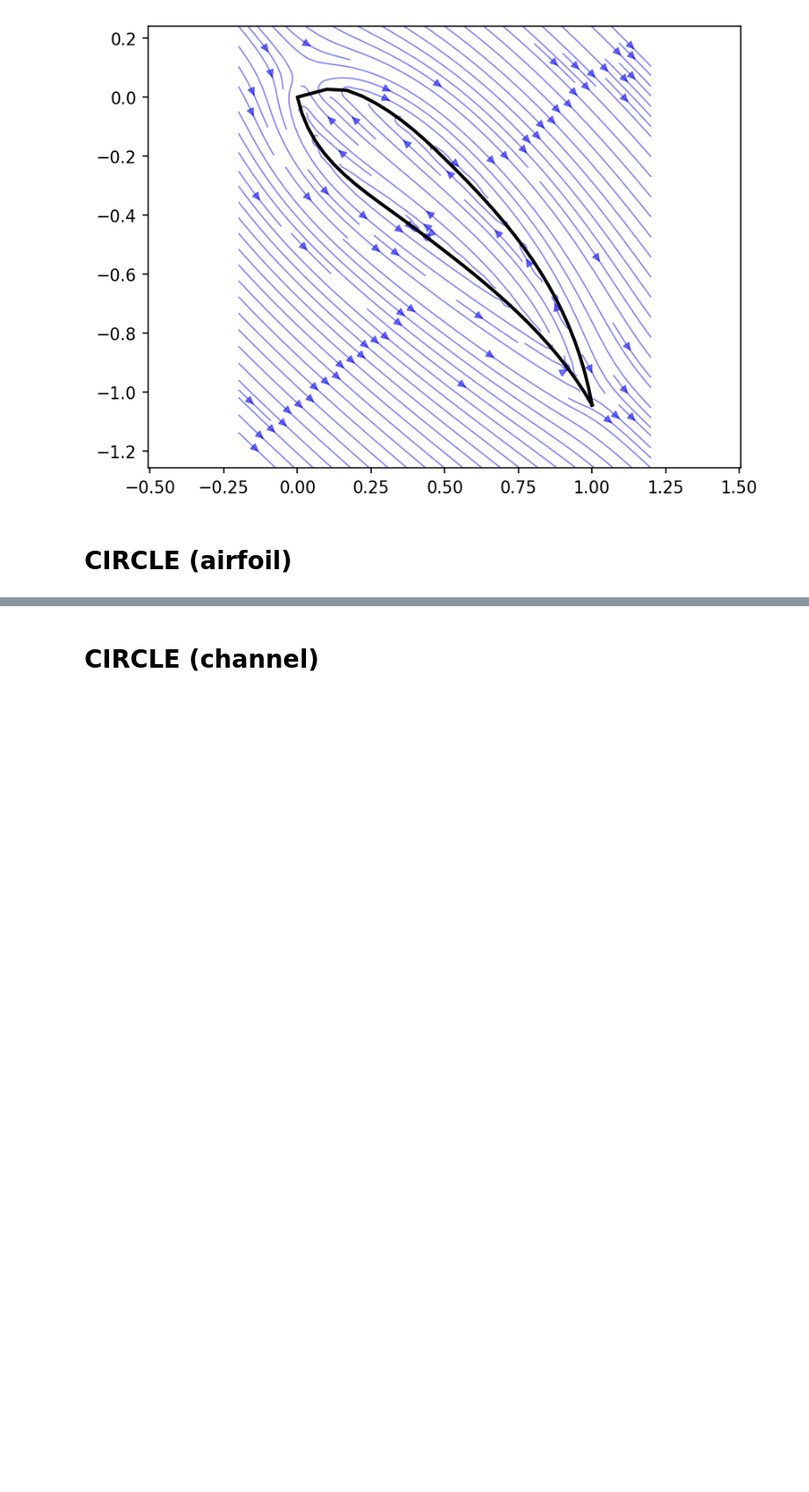
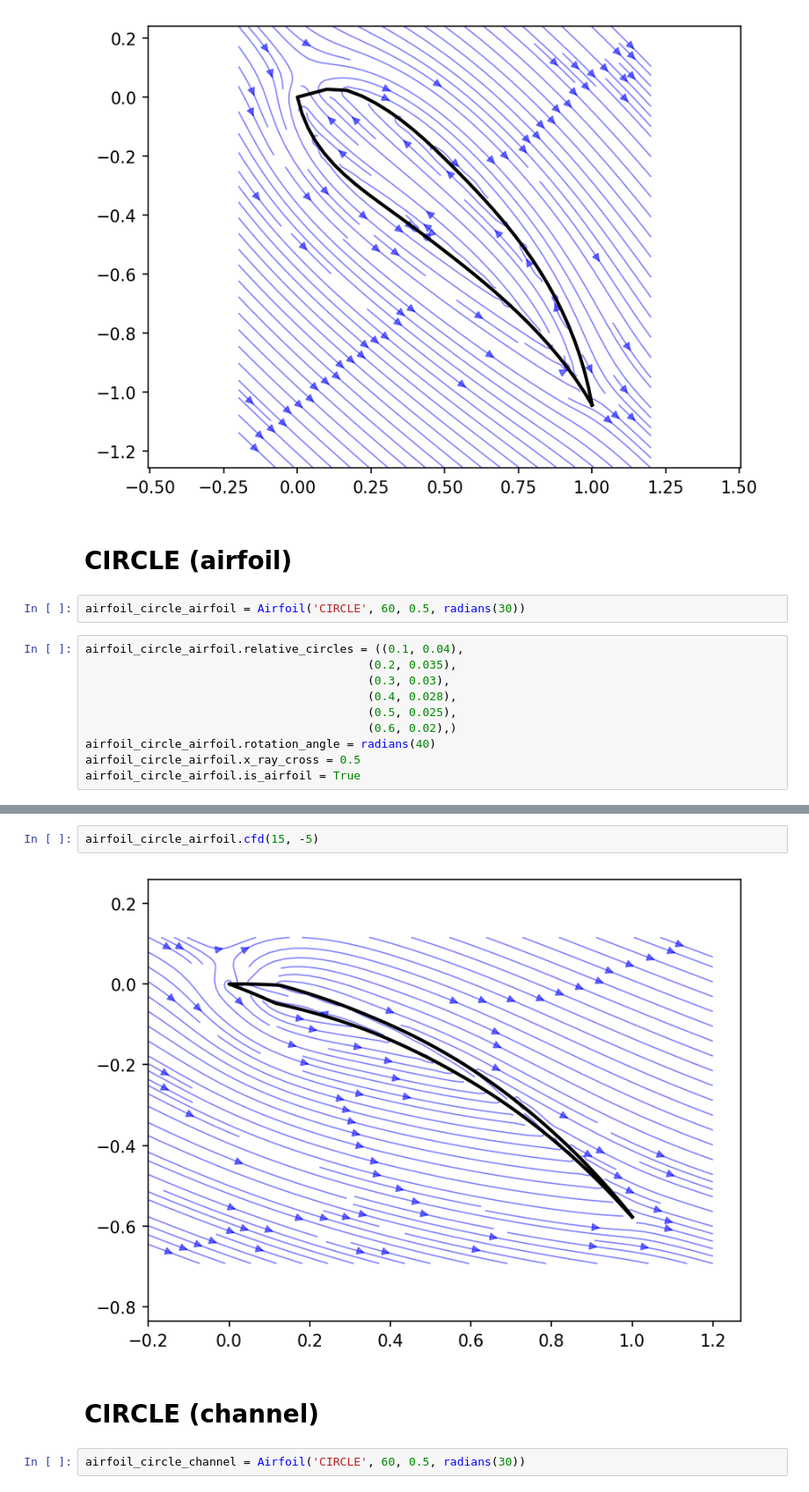
Before and after one commit to ParkhomenkoDV/airfoil, a Jupyter notebook: airfoil.ipynb, the cells around one changed output, grey strips where cells are left out. Shown at 88% size. Drawn from its saved outputs; the diff is of its cells as text; blank space fills up the shorter version.

```diff
--- a/airfoil.ipynb
+++ b/airfoil.ipynb
@@ -279,3 +315,15 @@ airfoil_manual.cfd(20, -20)
 [figure]
 # %% [markdown]
 # CIRCLE (airfoil)
+# %%
+airfoil_circle_airfoil = Airfoil('CIRCLE', 60, 0.5, radians(30))
+# %%
+airfoil_circle_airfoil.relative_circles = ((0.1, 0.04),
+                                         (0.2, 0.035),
+                                         (0.3, 0.03),
+                                         (0.4, 0.028),
+                                         (0.5, 0.025),
+                                         (0.6, 0.02),)
+airfoil_circle_airfoil.rotation_angle = radians(40)
+airfoil_circle_airfoil.x_ray_cross = 0.5
+airfoil_circle_airfoil.is_airfoil = True
@@ -282,2 +359,8 @@ airfoil_manual.cfd(20, -20)
+# %%
+airfoil_circle_airfoil.cfd(15, -5)
+# %% [output]
+[figure, added]
 # %% [markdown]
 # CIRCLE (channel)
+# %%
+airfoil_circle_channel = Airfoil('CIRCLE', 60, 0.5, radians(30))
```
Also changed, not shown: parts of 8 cells of this notebook.
